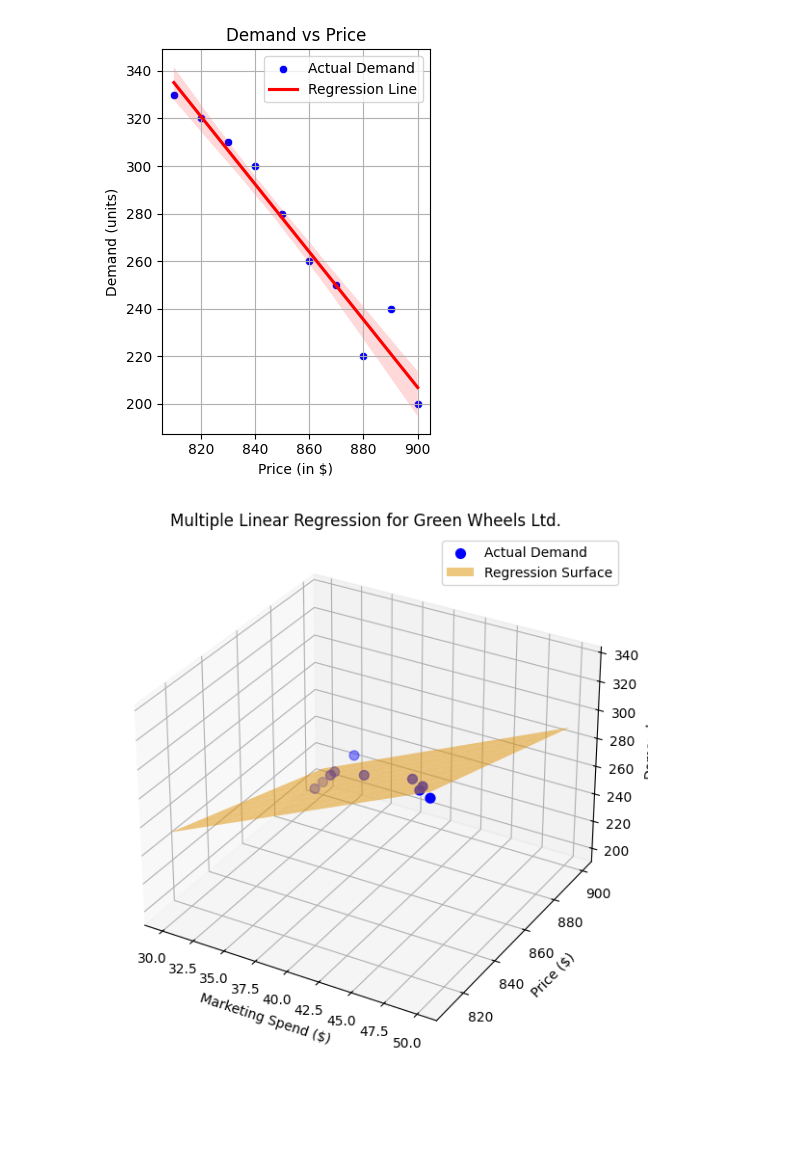
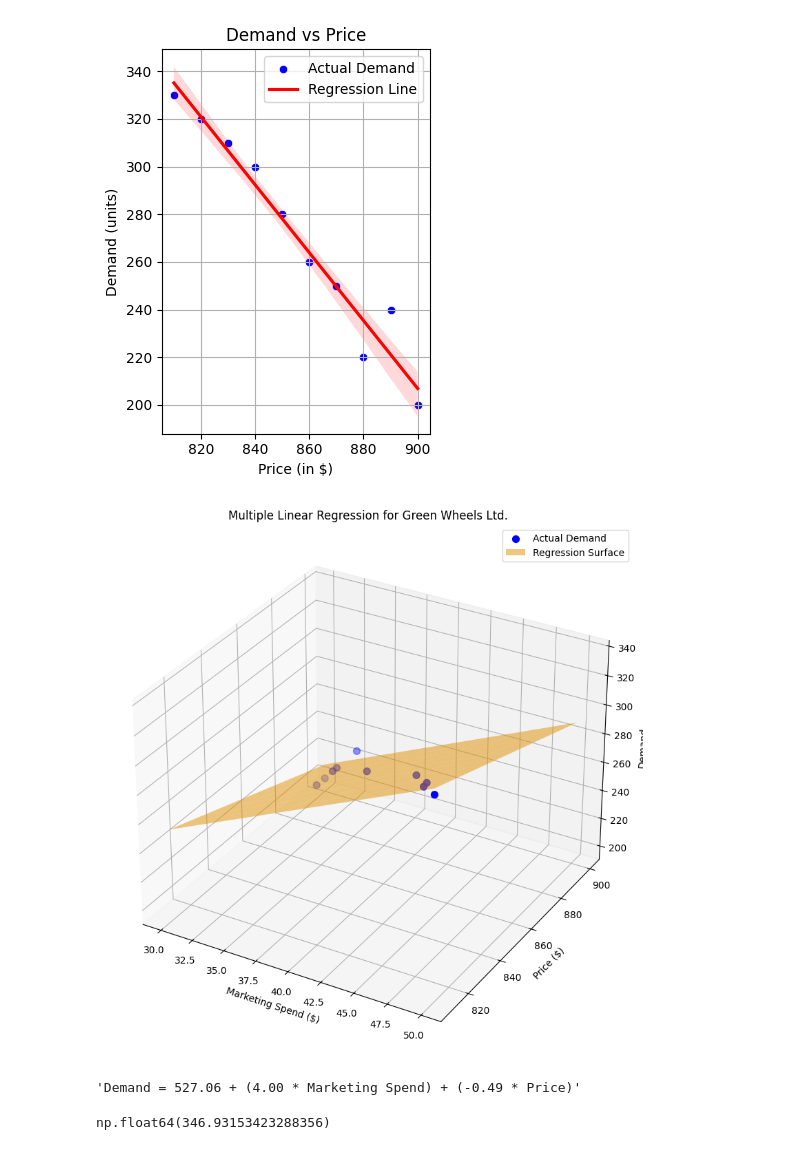
Before and after one commit to Ashu878/Trainity-Projects, a Jupyter notebook: Demand_Forecasting.ipynb, the cells around one changed output. Drawn from its saved outputs; the diff is of its cells as text; code cells hidden in the pictures; blank space fills up the shorter version.

```diff
--- a/Demand_Forecasting.ipynb
+++ b/Demand_Forecasting.ipynb
@@ -57,32 +57,51 @@ model = LinearRegression()
 model.fit(X, y)
 
 # Generate a grid of values for plotting
 x1_range = np.linspace(X['Marketing_Spend'].min(), X['Marketing_Spend'].max(), 10)
 x2_range = np.linspace(X['Price'].min(), X['Price'].max(), 10)
 x1_grid, x2_grid = np.meshgrid(x1_range, x2_range)
 
 # Predict the corresponding y values for the grid
 predicted_demand = model.predict(np.c_[x1_grid.ravel(), x2_grid.ravel()])
 predicted_demand = predicted_demand.reshape(x1_grid.shape)
 
 # Create a 3D plot
-fig = plt.figure(figsize=(10, 7))
+fig = plt.figure(figsize=(20, 10))
 ax = fig.add_subplot(111, projection='3d')
 
 # Plot the actual data points
 ax.scatter(X['Marketing_Spend'], X['Price'], y, color='blue', label='Actual Demand', s=50)
 
 # Plot the regression surface
 ax.plot_surface(x1_grid, x2_grid, predicted_demand, color='orange', alpha=0.5, label='Regression Surface')
 
 # Label the axes
 ax.set_xlabel('Marketing Spend ($)')
 ax.set_ylabel('Price ($)')
 ax.set_zlabel('Demand')
 ax.set_title('Multiple Linear Regression for Green Wheels Ltd.')
 ax.legend()
 
 # Show the plot
 plt.show()
 # %% [output]
-[figure, old version]
+[figure, new version]
+# %%
+# Retrieve the coefficients and intercept of the fitted model
+intercept = model.intercept_
+coefficients = model.coef_
+
+# Construct the demand equation as a string
+demand_equation = f"Demand = {intercept:.2f} + ({coefficients[0]:.2f} * Marketing Spend) + ({coefficients[1]:.2f} * Price)"
+demand_equation
+# %% [output]
+'Demand = 527.06 + (4.00 * Marketing Spend) + (-0.49 * Price)'
+# %%
+# Define the input values for November (example values for Marketing Spend and Price)
+november_data = pd.DataFrame({'Marketing_Spend': [52], 'Price': [800]})
+
+# Forecast demand for November using the fitted model
+november_forecast = model.predict(november_data)
+november_forecast[0]
+# %% [output]
+np.float64(346.93153423288356)
```
